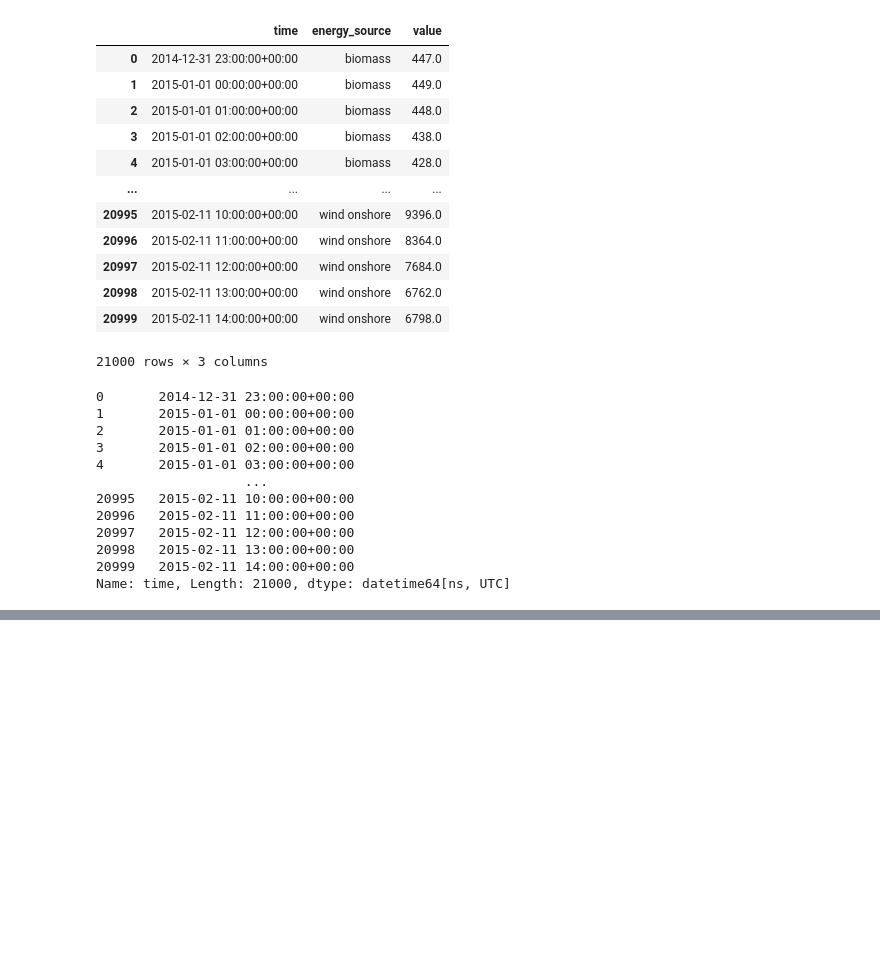
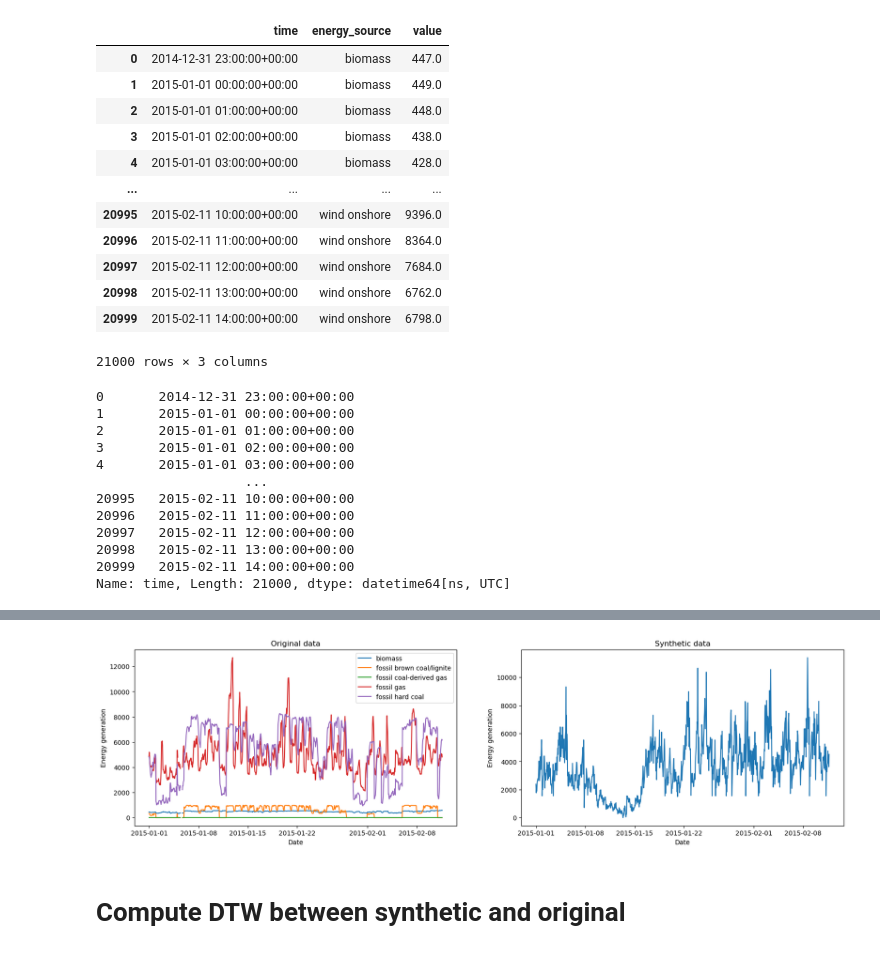
Before and after one commit to oskargirardin/CRP_GDPR_datasets, a Jupyter notebook: use_cases/time_series_prediction/time_series.ipynb, the cells around one changed output, grey strips where cells are left out. Drawn from its saved outputs; the diff is of its cells as text; code cells hidden in the pictures; blank space fills up the shorter version.

```diff
--- a/use_cases/time_series_prediction/time_series.ipynb
+++ b/use_cases/time_series_prediction/time_series.ipynb
@@ -518,0 +549,6 @@ plt.show()
+# %%
+# Step 1: Create the synthesizer
+synthesizer_no_na = PARSynthesizer(metadata, verbose = True, epochs = 200, cuda = True)
+
+# Step 2: Train the synthesizer
+synthesizer_no_na.fit(df_long.dropna())
@@ -518,0 +571,31 @@ plt.show()
+# %%
+synth_no_na = synthesizer_no_na.sample(5)
+# %%
+# Plot original data vs. synthetic data
+fig, axs = plt.subplots(nrows=1, ncols=2, figsize=(20, 5))
+by_source = df_long.groupby('energy_source')
+MAX_COUNT = [5, 1]
+c = 0
+
+for i, df in enumerate([df_long, synth_no_na]):
+    by_source = df.groupby('energy_source')
+    c = 0
+    for name, group in by_source:
+        if i == 1:
+            name = None
+        if c == MAX_COUNT[i]:
+            break
+        c += 1
+        axs[i].plot(group['time'], group['value'], label=name)
+    if i == 0:
+        axs[i].legend()
+    axs[i].set_xlabel("Date")
+    axs[i].set_ylabel("Energy generation")
+
+axs[0].set_title("Original data")
+axs[1].set_title("Synthetic data")
+plt.show()
+# %% [output]
+[figure, added]
+# %% [markdown]
+# Compute DTW between synthetic and original
```
Also changed, not shown: parts of 17 cells of this notebook.
